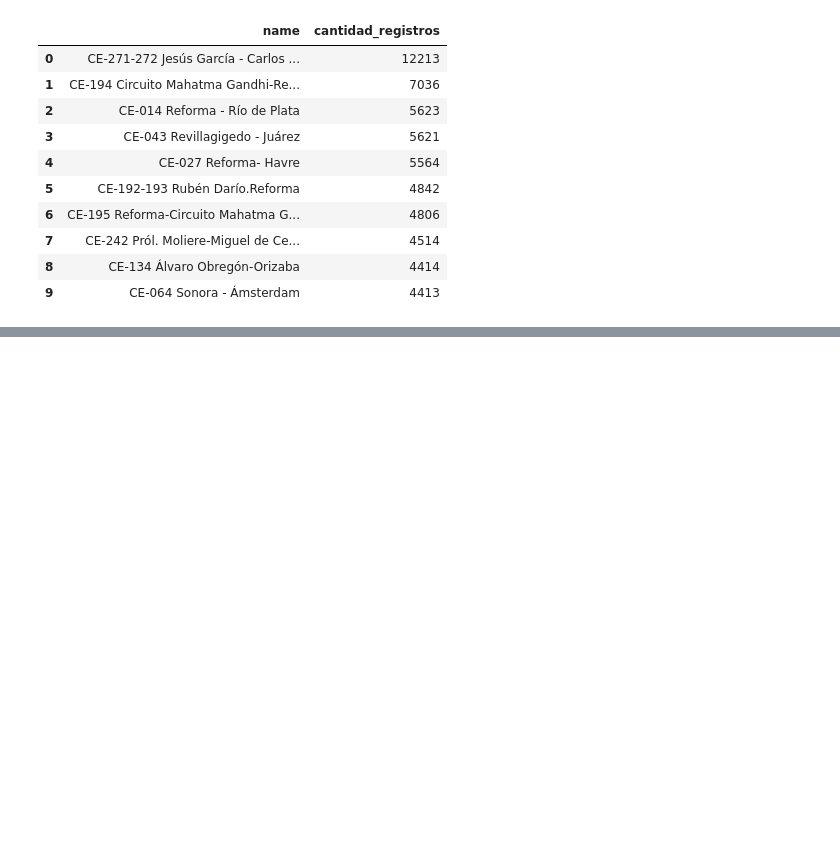
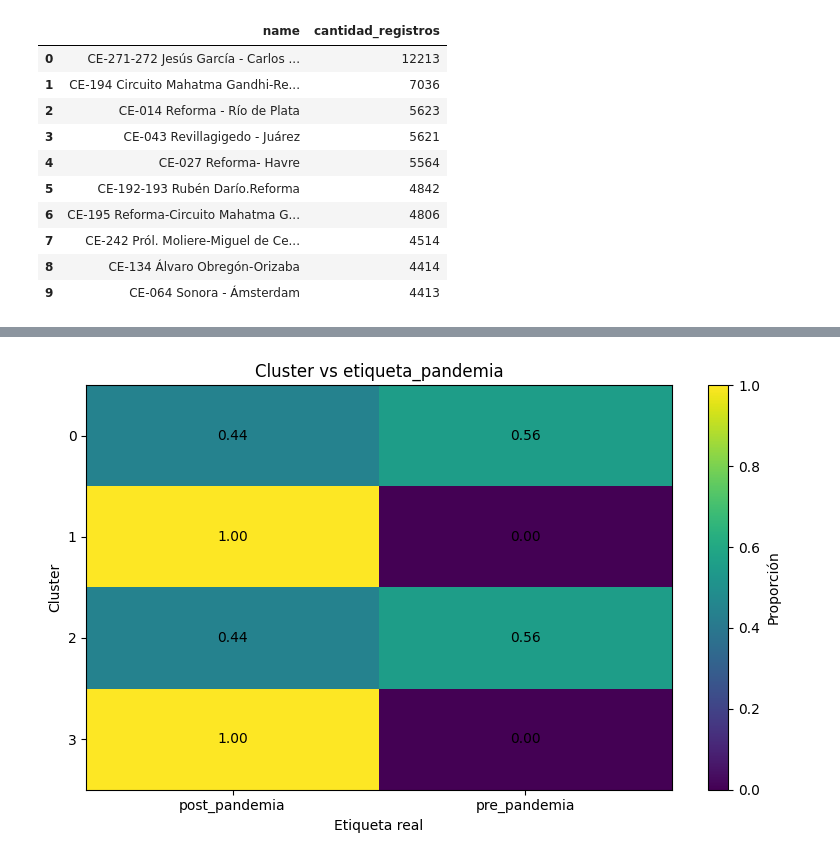
Before and after one commit to Ari-Castellanos/Proyecto-1-Seminario-2, a Jupyter notebook: MAPAS.ipynb, the cells around one changed output, grey strips where cells are left out. Saved outputs shown, nothing was run; the diff lists cells and outputs as text; code cells hidden in the pictures; blank space fills up the shorter version.

```diff
--- a/MAPAS.ipynb
+++ b/MAPAS.ipynb
@@ -132,0 +247,30 @@ top_10_arribo[['name', 'cantidad_registros']]
+# %%
+matriz_normalizada = pd.crosstab(
+    df_km['cluster'],
+    df_km['etiqueta_pandemia'],
+    normalize='index'
+)
+
+plt.figure(figsize=(8, 5))
+plt.imshow(matriz_normalizada.values, aspect='auto')
+
+plt.title('Cluster vs etiqueta_pandemia')
+plt.xlabel('Etiqueta real')
+plt.ylabel('Cluster')
+plt.xticks(range(len(matriz_normalizada.columns)), matriz_normalizada.columns)
+plt.yticks(range(len(matriz_normalizada.index)), matriz_normalizada.index)
+
+for i in range(matriz_normalizada.shape[0]):
+    for j in range(matriz_normalizada.shape[1]):
+        plt.text(
+            j, i,
+            f"{matriz_normalizada.iloc[i, j]:.2f}",
+            ha='center',
+            va='center'
+        )
+
+plt.colorbar(label='Proporción')
+plt.tight_layout()
+plt.show()
+# %% [output]
+[figure, added]
```
Also changed, not shown: parts of 9 cells of this notebook, 3 other files.
